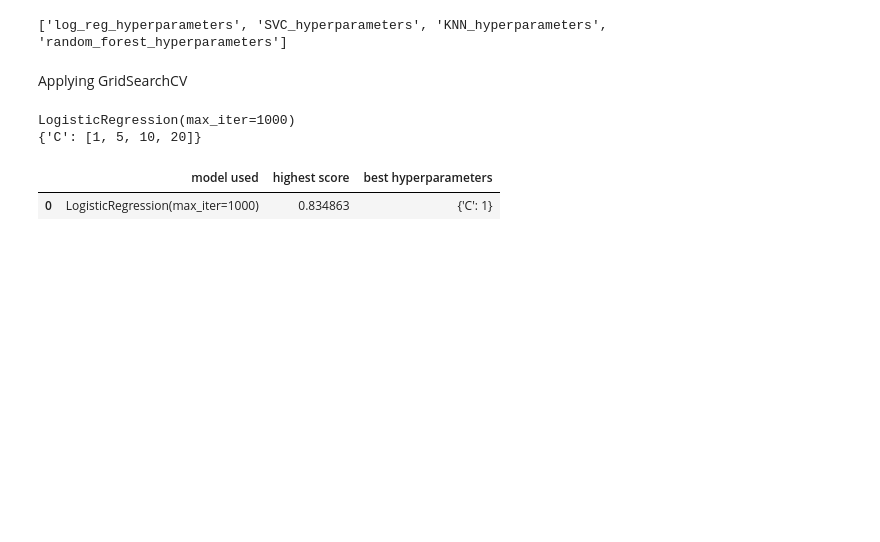
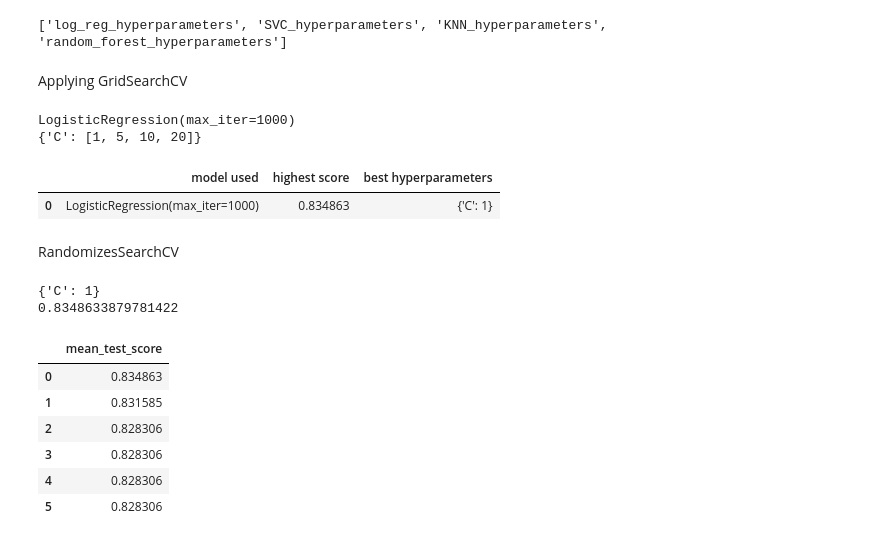
Before and after one commit to tinatoufica/Machine, a Jupyter notebook: Heart_disease.ipynb, the cells around one changed output. Drawn from its saved outputs; the diff is of its cells as text; code cells hidden in the pictures; blank space fills up the shorter version.

```diff
--- a/Heart_disease.ipynb
+++ b/Heart_disease.ipynb
@@ -563,3 +563,49 @@ LogisticRegression(max_iter=1000)
 {'C': [1, 5, 10, 20]}
 |  | model used | highest score | best hyperparameters |
 | 0 | LogisticRegression(max_iter=1000) | 0.834863 | {'C': 1} |
+# %% [markdown]
+RandomizesSearchCV
+# %%
+#loading the logistic regression model
+
+model = LogisticRegression(max_iter=1000)
+
+#hyperparameters
+
+parameters = {
+              'C' : [1, 5, 10, 20, 25, 30]
+}
+
+#grid search
+classifier = RandomizedSearchCV (model, parameters, cv=5)
+classifier.fit(X, Y)
+classifier.cv_results_
+
+#best parameters
+
+best_parameters = classifier.best_params_
+print(best_parameters)
+
+
+#highest accuracy
+
+highest_accuracy = classifier.best_score_
+print(highest_accuracy)
+
+#dataframe
+
+result = pd.DataFrame (classifier.cv_results_)
+result.head()
+
+Randomized_search_result = result[['mean_test_score']]
+Randomized_search_result
+# %% [output]
+{'C': 1}
+0.8348633879781422
+|  | mean_test_score |
+| 0 | 0.834863 |
+| 1 | 0.831585 |
+| 2 | 0.828306 |
+| 3 | 0.828306 |
+| 4 | 0.828306 |
+| 5 | 0.828306 |
```
